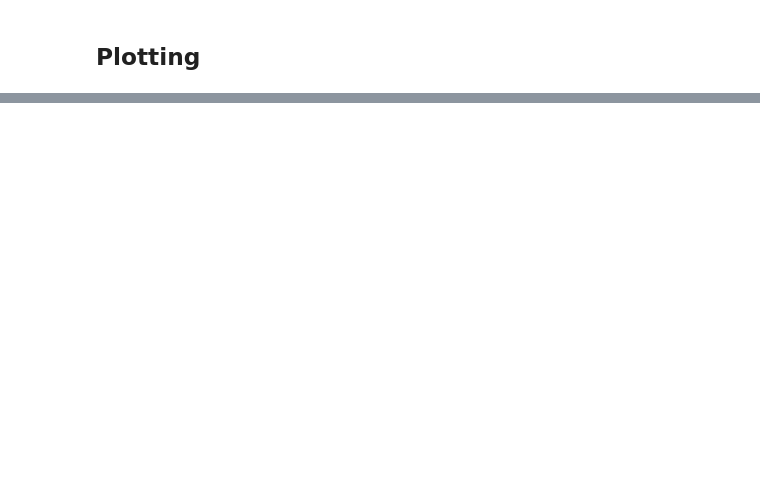
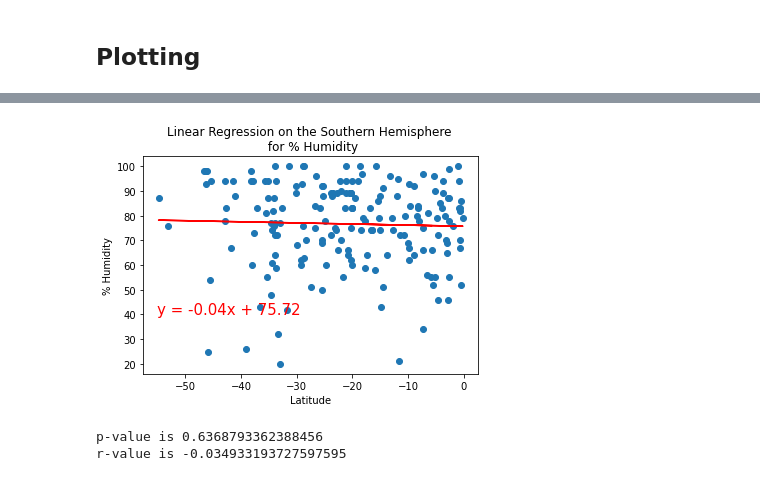
Before and after one commit to angkohtenko/World_Weather_Analysis, a Jupyter notebook: WeatherPy.ipynb, the cells around one changed output, grey strips where cells are left out. Saved outputs shown, nothing was run; the diff lists cells and outputs as text; code cells hidden in the pictures; blank space fills up the shorter version.

```diff
--- a/WeatherPy.ipynb
+++ b/WeatherPy.ipynb
@@ -257,0 +336,11 @@ plt.show()
+# %%
+# Linear regression on the Southern Hemisphere
+x_values = southern_hemi_df["Lat"]
+y_values = southern_hemi_df["Humidity"]
+# Call the function.
+plot_linear_regression(x_values, y_values,
+                       'Linear Regression on the Southern Hemisphere \n for % Humidity', '% Humidity',(-55,40))
+# %% [output]
+[figure, added]
+p-value is 0.6368793362388456
+r-value is -0.034933193727597595
```
Also changed, not shown: parts of 22 cells of this notebook, 5 other files.
